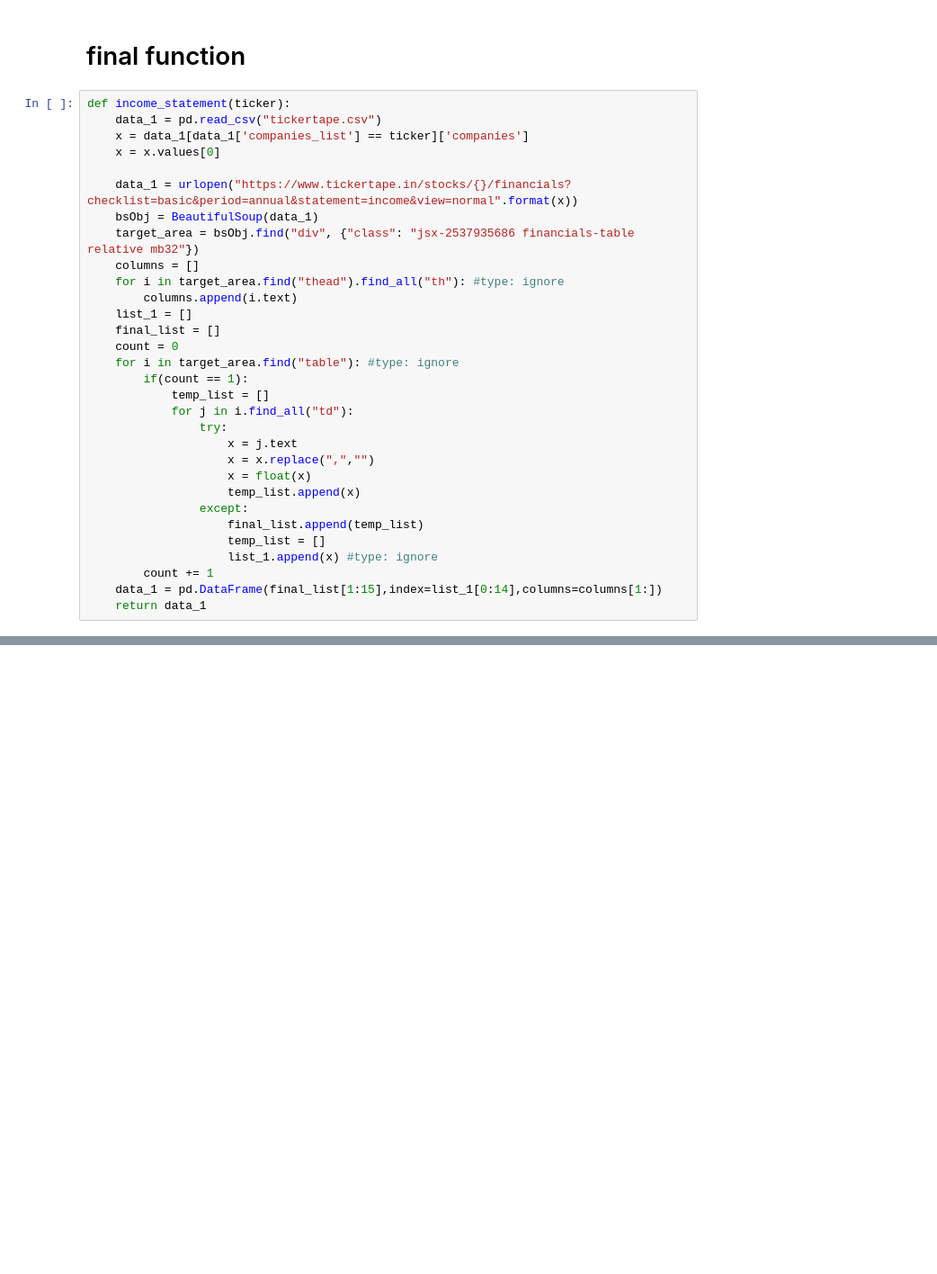
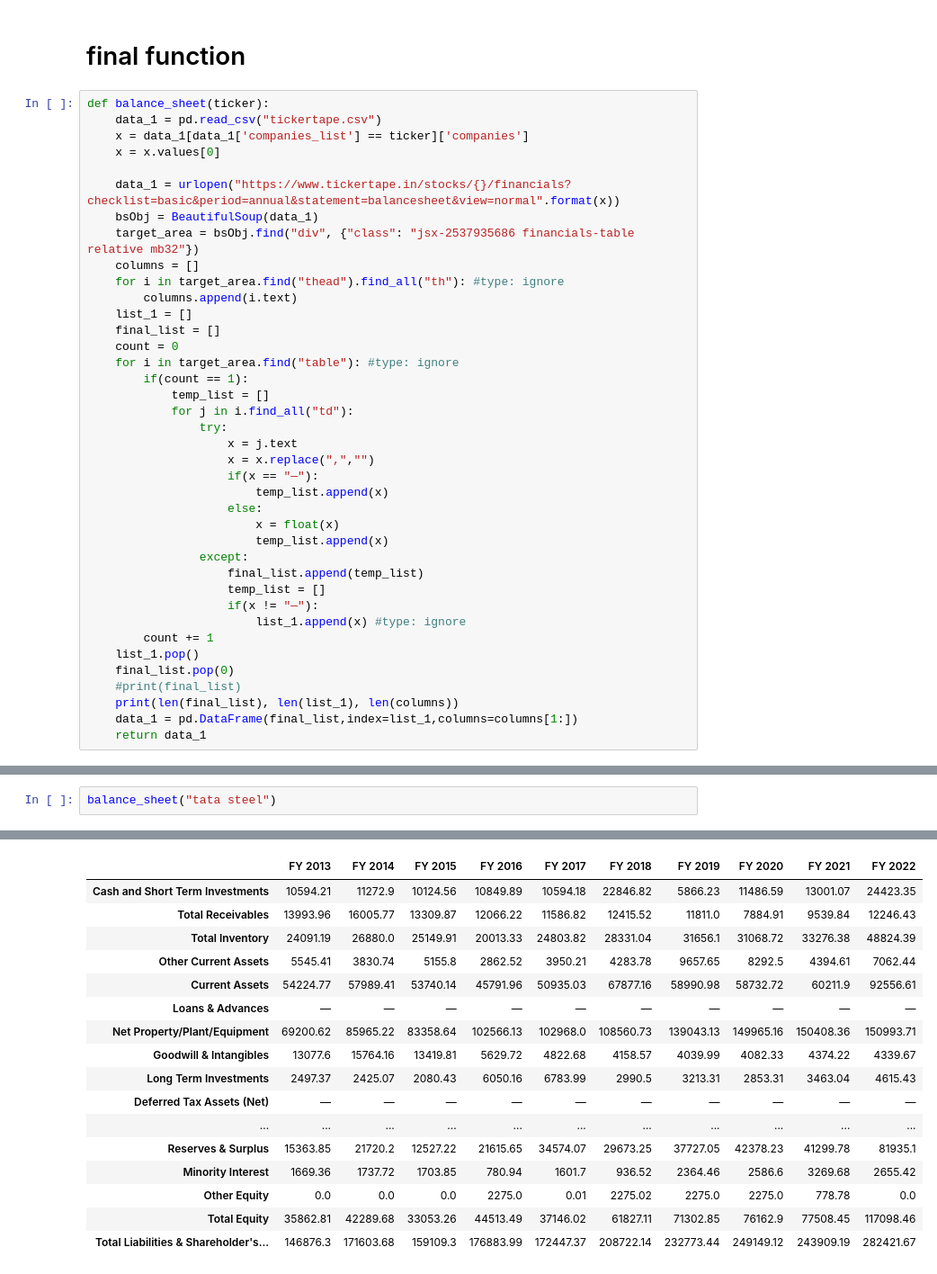
Before and after one commit to innovsm/algorithmic-trading, a Jupyter notebook: companies_list.ipynb, the cells around one changed output, grey strips where cells are left out. Shown: that part at 90% size. Saved outputs shown, nothing was run; the diff lists cells and outputs as text; blank space fills up the shorter version.

Commit message:
balance sheet
balance sheet added in Financial Section

```diff
--- a/companies_list.ipynb
+++ b/companies_list.ipynb
@@ -195,12 +195,12 @@ x
 # %% [markdown]
 <h1> final function </h1>
 # %%
-def income_statement(ticker):
+def balance_sheet(ticker):
     data_1 = pd.read_csv("tickertape.csv")
     x = data_1[data_1['companies_list'] == ticker]['companies']
     x = x.values[0]
 
-    data_1 = urlopen("https://www.tickertape.in/stocks/{}/financials?checklist=basic&period=annual&statement=income&view=normal".format(x))
+    data_1 = urlopen("https://www.tickertape.in/stocks/{}/financials?checklist=basic&period=annual&statement=balancesheet&view=normal".format(x))
     bsObj = BeautifulSoup(data_1)
     target_area = bsObj.find("div", {"class": "jsx-2537935686 financials-table relative mb32"})
     columns = []
@@ -216,12 +216,20 @@ def income_statement(ticker):
                 try:
                     x = j.text
                     x = x.replace(",","")
-                    x = float(x)
-                    temp_list.append(x)
+                    if(x == "—"):
+                        temp_list.append(x)
+                    else:
+                        x = float(x)
+                        temp_list.append(x)
                 except:
                     final_list.append(temp_list)
                     temp_list = []
-                    list_1.append(x) #type: ignore
+                    if(x != "—"):
+                        list_1.append(x) #type: ignore
         count += 1
-    data_1 = pd.DataFrame(final_list[1:15],index=list_1[0:14],columns=columns[1:])
+    list_1.pop()
+    final_list.pop(0)
+    #print(final_list)
+    print(len(final_list), len(list_1), len(columns))
+    data_1 = pd.DataFrame(final_list,index=list_1,columns=columns[1:])
     return data_1
@@ -245,0 +236,3 @@ income_statement("zota health care")
+# %%
+balance_sheet("tata steel")
+# %% [output]
@@ -245,0 +240,17 @@ income_statement("zota health care")
+|  | FY 2013 | FY 2014 | FY 2015 | FY 2016 | FY 2017 | FY 2018 | FY 2019 | FY 2020 | FY 2021 | FY 2022 |
+| Cash and Short Term Investments | 10594.21 | 11272.9 | 10124.56 | 10849.89 | 10594.18 | 22846.82 | 5866.23 | 11486.59 | 13001.07 | 24423.35 |
+| Total Receivables | 13993.96 | 16005.77 | 13309.87 | 12066.22 | 11586.82 | 12415.52 | 11811.0 | 7884.91 | 9539.84 | 12246.43 |
+| Total Inventory | 24091.19 | 26880.0 | 25149.91 | 20013.33 | 24803.82 | 28331.04 | 31656.1 | 31068.72 | 33276.38 | 48824.39 |
+| Other Current Assets | 5545.41 | 3830.74 | 5155.8 | 2862.52 | 3950.21 | 4283.78 | 9657.65 | 8292.5 | 4394.61 | 7062.44 |
+| Current Assets | 54224.77 | 57989.41 | 53740.14 | 45791.96 | 50935.03 | 67877.16 | 58990.98 | 58732.72 | 60211.9 | 92556.61 |
+| Loans & Advances | — | — | — | — | — | — | — | — | — | — |
+| Net Property/Plant/Equipment | 69200.62 | 85965.22 | 83358.64 | 102566.13 | 102968.0 | 108560.73 | 139043.13 | 149965.16 | 150408.36 | 150993.71 |
+| Goodwill & Intangibles | 13077.6 | 15764.16 | 13419.81 | 5629.72 | 4822.68 | 4158.57 | 4039.99 | 4082.33 | 4374.22 | 4339.67 |
+| Long Term Investments | 2497.37 | 2425.07 | 2080.43 | 6050.16 | 6783.99 | 2990.5 | 3213.31 | 2853.31 | 3463.04 | 4615.43 |
+| Deferred Tax Assets (Net) | — | — | — | — | — | — | — | — | — | — |
+| ... | ... | ... | ... | ... | ... | ... | ... | ... | ... | ... |
+| Reserves & Surplus | 15363.85 | 21720.2 | 12527.22 | 21615.65 | 34574.07 | 29673.25 | 37727.05 | 42378.23 | 41299.78 | 81935.1 |
+| Minority Interest | 1669.36 | 1737.72 | 1703.85 | 780.94 | 1601.7 | 936.52 | 2364.46 | 2586.6 | 3269.68 | 2655.42 |
+| Other Equity | 0.0 | 0.0 | 0.0 | 2275.0 | 0.01 | 2275.02 | 2275.0 | 2275.0 | 778.78 | 0.0 |
+| Total Equity | 35862.81 | 42289.68 | 33053.26 | 44513.49 | 37146.02 | 61827.11 | 71302.85 | 76162.9 | 77508.45 | 117098.46 |
+| Total Liabilities & Shareholder's... | 146876.3 | 171603.68 | 159109.3 | 176883.99 | 172447.37 | 208722.14 | 232773.44 | 249149.12 | 243909.19 | 282421.67 |
```
Also changed, not shown: parts of 2 cells of this notebook, 2 other files.
